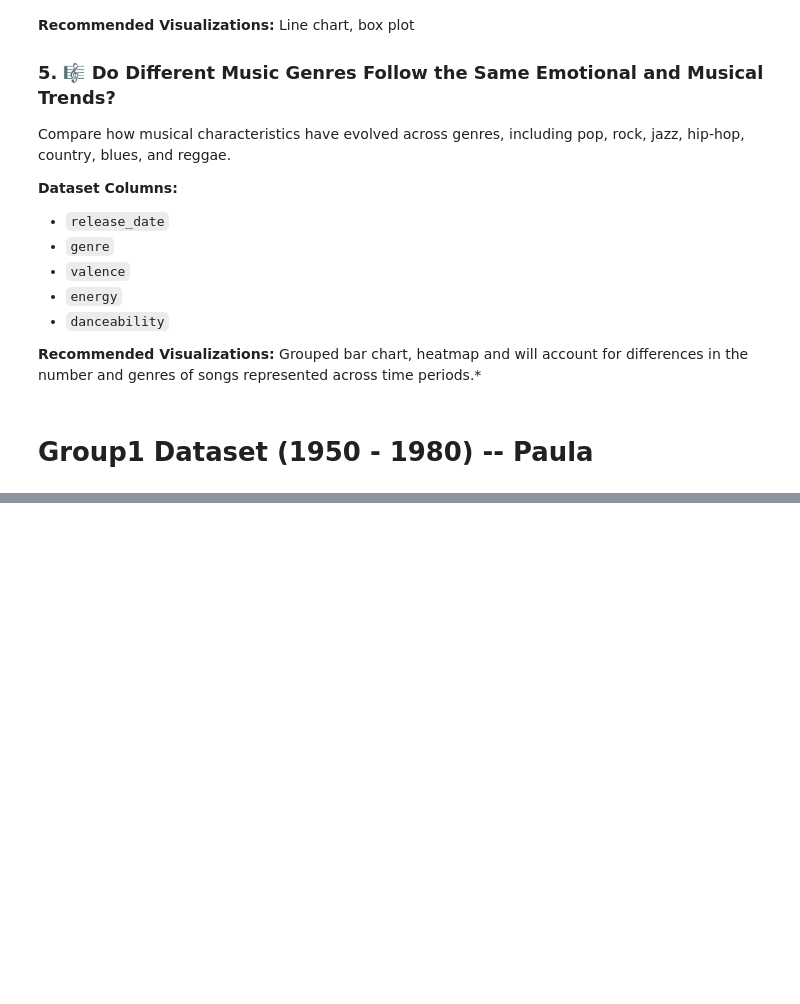
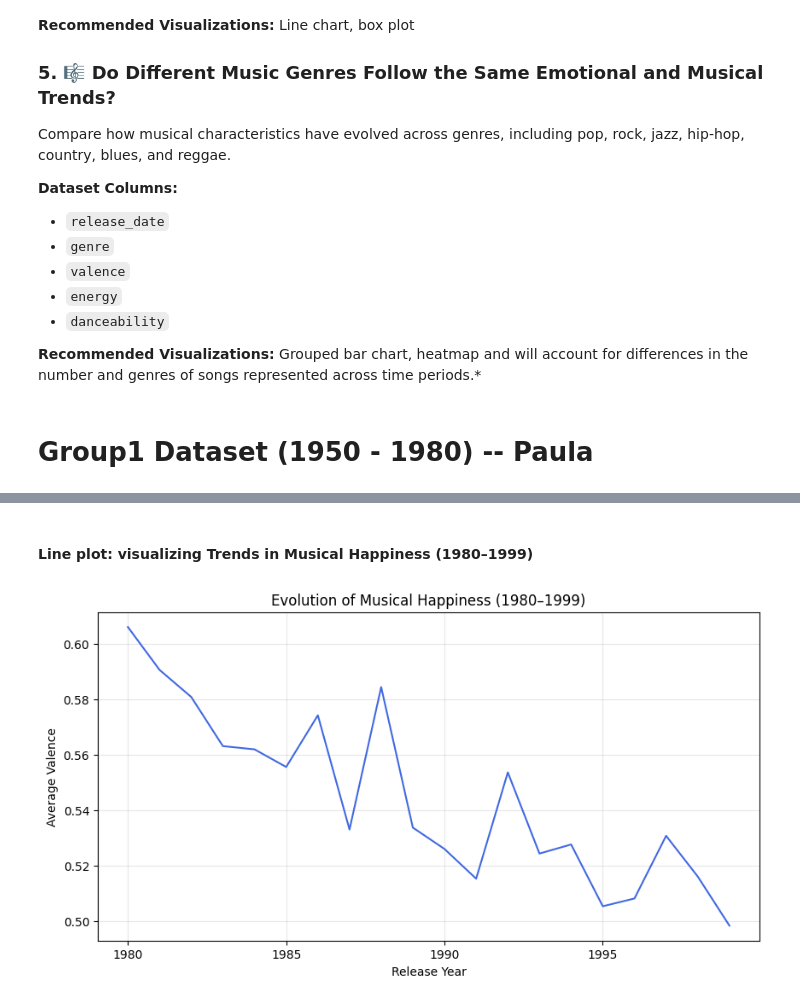
Before and after one commit to AndrewsDuah/DS-256-Project-, a Jupyter notebook: Project_file.ipynb, the cells around one changed output, grey strips where cells are left out. Drawn from its saved outputs; the diff is of its cells as text; code cells hidden in the pictures; blank space fills up the shorter version.

```diff
--- a/Project_file.ipynb
+++ b/Project_file.ipynb
@@ -143,0 +151,4 @@ group2_df.head(5)
+# %%
+yearly_emotion = group2_df.groupby("release_date")[["valence","sadness"]].mean()
+yearly_emotion.reset_index()
+yearly_emotion.head(10)
@@ -143,0 +168,15 @@ group2_df.head(5)
+# %% [markdown]
+#### Line plot: visualizing Trends in Musical Happiness (1980–1999)
+# %%
+fig,ax = plt.subplots(1,1, figsize = (10,5))
+
+ax.plot(yearly_emotion.index, yearly_emotion.valence, color="royalblue")
+
+ax.set_title("Evolution of Musical Happiness (1980–1999)")
+ax.set_xlabel("Release Year")
+ax.set_ylabel("Average Valence")
+plt.xticks(range(1980, 2000, 5))
+plt.grid(alpha=0.3)
+plt.show()
+# %% [output]
+[figure, added]
```
Also changed, not shown: parts of 21 cells of this notebook.
